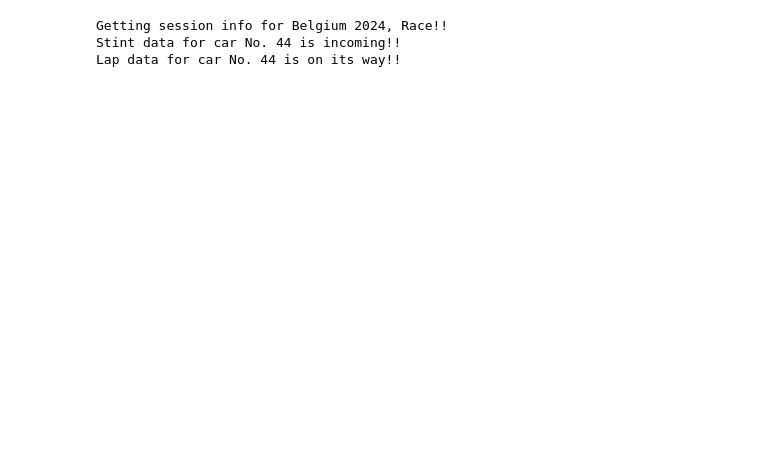
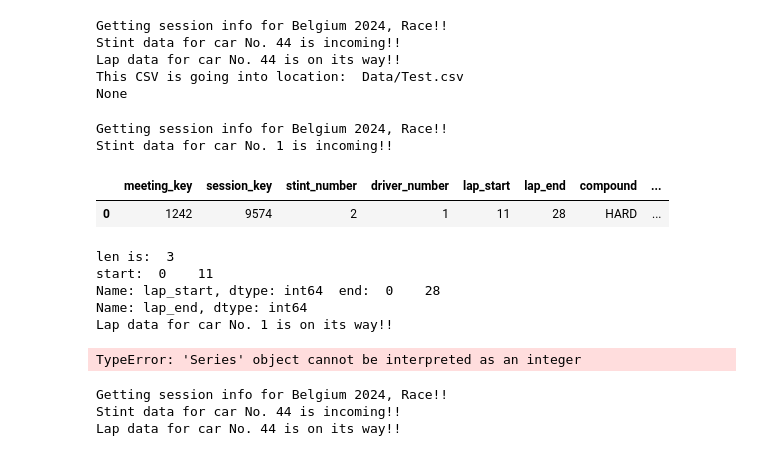
Before and after one commit to nigel-wright/Formula1, a Jupyter notebook: SPA.ipynb, the cells around one changed output. Cells and saved outputs as stored; diff of their text form; code cells hidden in the pictures; blank space fills up the shorter version.

```diff
--- a/SPA.ipynb
+++ b/SPA.ipynb
@@ -106,4 +106,76 @@ def get_session(country, year, type):
     }
 
     return data_list
+# %%
+# Full code example in use, i.e. 1. (REAL)
+
+# 1. State the session you want to get information for!
+session  = get_session('Belgium', '2024', 'Race')
+
+# 2. Get stint data for the race, with session key just found...
+stint_data = get_stint(session['session'], 44, 0)
+
+# 3. Unpack the desired stint data to retrive the laps
+start = stint_data[0]['lap_start']
+end = stint_data[0]['lap_end'] + 1
+
+# 4. feed the stint lap data, into the full get lap data method
+lap_data = get_lapData(session['session'], 44, start + 1, end)  # +1 is needed to avoid api error
+
+# 5. conver the lap data into a df for futher anylsis
+lap_df = to_df(lap_data)
+
+# turn it into a csv
+csv = into_csv(lap_df, 'Data/Test.csv')
+# %% [output]
+Getting session info for Belgium 2024, Race!!
+Stint data for car No. 44 is incoming!!
+Lap data for car No. 44 is on its way!!
+This CSV is going into location:  Data/Test.csv
+None
+# %%
+# Full code example in use, i.e. 3. (COPY)
+
+# 1. State the session you want to get information for!
+session  = get_session('Belgium', '2024', 'Race')
+
+# 2. get all the drivers numbers, and clean the data
+car_no = pd.read_html('https://www.motorsport.com/f1/news/f1-race-numbers-2023-which-driver-uses-what-number/10404332/', index_col=False)[0]
+car_no = np.array(car_no.iloc[:, :1]).flatten()
+
+# 3. display the stints for each of the drivers
+for car in car_no:
+    stint_info = get_stint(session['session'], car, 0)
+    stint_df = to_df(stint_info)
+    stint_df = stint_df[stint_df['compound'] == 'HARD'].reset_index(drop=True)
+
+    # stint_no = np.array(stint_df.loc[:, 'stint_number':'stint_number']).flatten()
+    # stint_df.reset_index(drop=True, inplace=True)
+    # print(stint_df)
+
+    display(stint_df)
+    print('len is: ', len(stint_data))
+
+    data_list = []
+    for i in range(0, len(stint_df)):
+        start = stint_df['lap_start']
+        end = stint_df['lap_end']
+        print('start: ', start, ' end: ', end)
+        lap = get_lapData(session['session'], car, start, end)
+        data_list.append(lap)
+
+    lap_data = to_df(data_list)
+
+    display('hi')
+# %% [output]
+Getting session info for Belgium 2024, Race!!
+Stint data for car No. 1 is incoming!!
+|  | meeting_key | session_key | stint_number | driver_number | lap_start | lap_end | compound | ... |
+| 0 | 1242 | 9574 | 2 | 1 | 11 | 28 | HARD | ... |
+len is:  3
+start:  0    11
+Name: lap_start, dtype: int64  end:  0    28
+Name: lap_end, dtype: int64
+Lap data for car No. 1 is on its way!!
+TypeError: 'Series' object cannot be interpreted as an integer
 # %%
```
Also changed, not shown: parts of 6 cells of this notebook, 2 other files.
